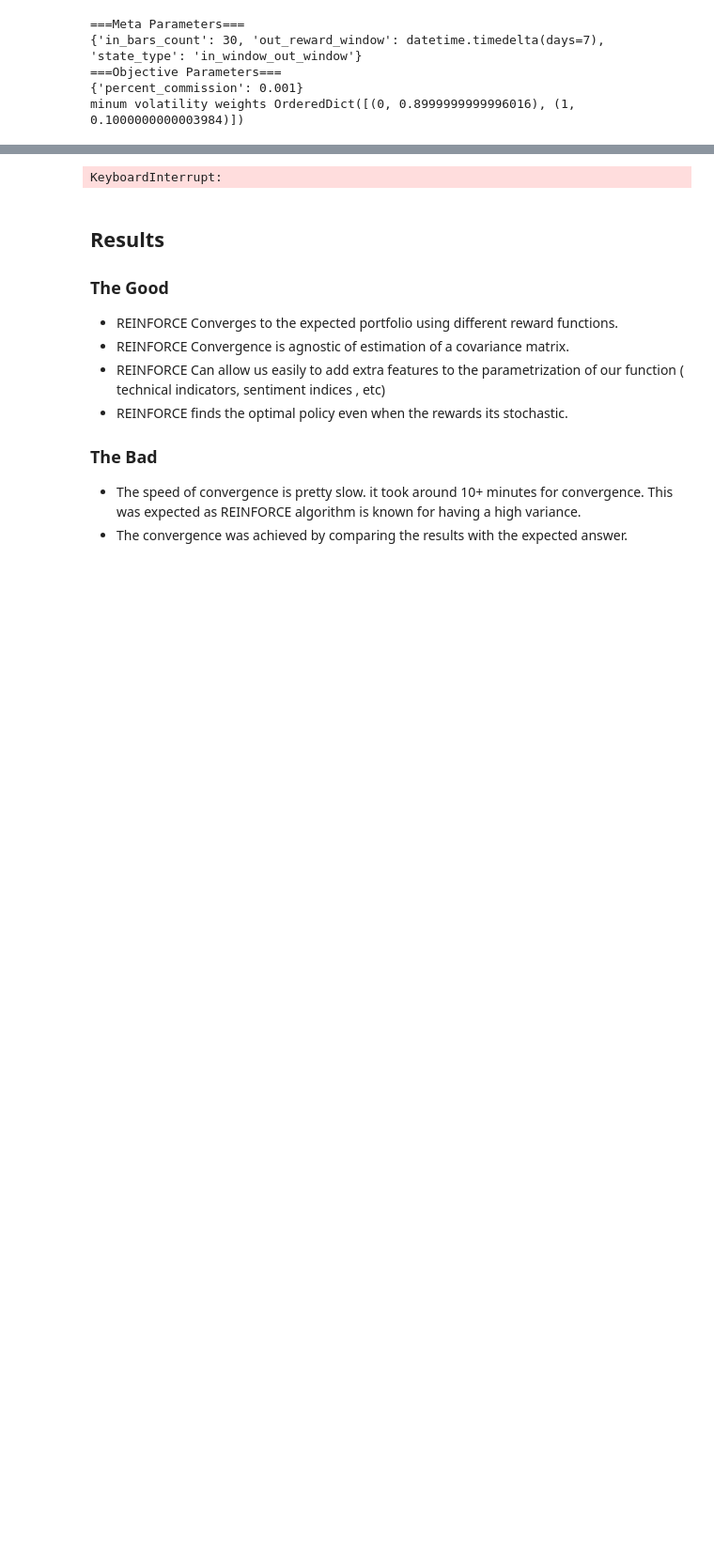
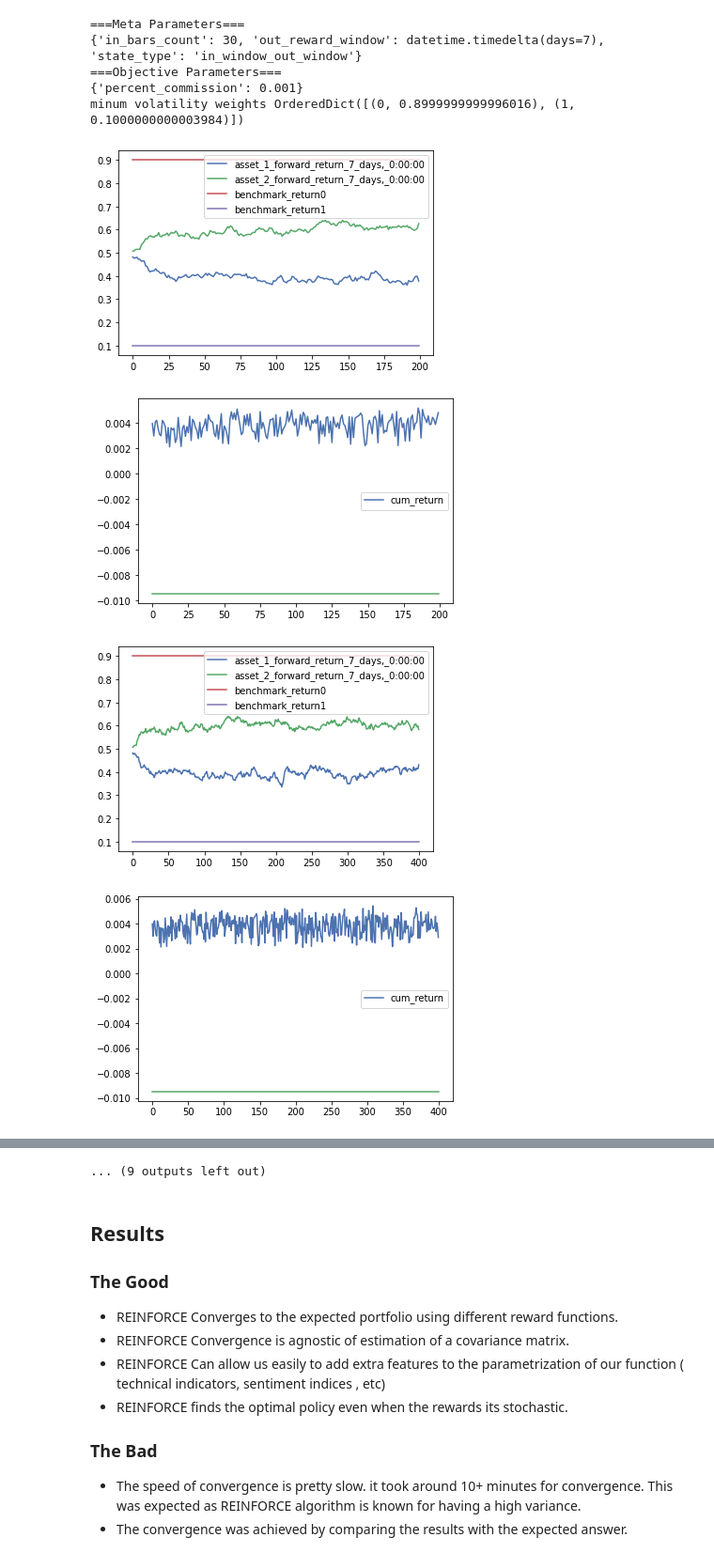
Before and after one commit to jose-alatorre-harvard/capstone, a Jupyter notebook: REINFORCE.ipynb, the cells around one changed output, grey strips where cells are left out. Shown at 94% size. Drawn from its saved outputs; the diff is of its cells as text; code cells hidden in the pictures; blank space fills up the shorter version.

```diff
--- a/REINFORCE.ipynb
+++ b/REINFORCE.ipynb
@@ -181,9 +181,13 @@ x=np.array(list(weights.values())).reshape(-1,1)
 p_vol=np.sqrt(np.matmul(np.matmul(x.T,cov),x))
 p_sharpe=np.matmul(x.T,mus)/p_vol
 linear_agent=LinearAgent(environment=env,out_reward_window_td=out_reward_window,
-                         reward_function="min_vol",sample_observations=32)
+                         reward_function="cum_return",sample_observations=32)
 linear_agent.set_plot_weights(weights=np.array(list(weights.values())),
                               benchmark_G=-p_vol.ravel()[0])
 # %%
-linear_agent.REINFORCE_linear_fit()
+linear_agent.REINFORCE_fit()
 # %% [output]
+[figure, added]
+[figure, added]
+[figure, added]
+[figure, added]
@@ -190,4 +202,4 @@ linear_agent.REINFORCE_linear_fit()
-KeyboardInterrupt:
+... (9 outputs left out)
 # %% [markdown]
 ## Results
 
```
Also changed, not shown: parts of 2 cells of this notebook, 2 other files.
